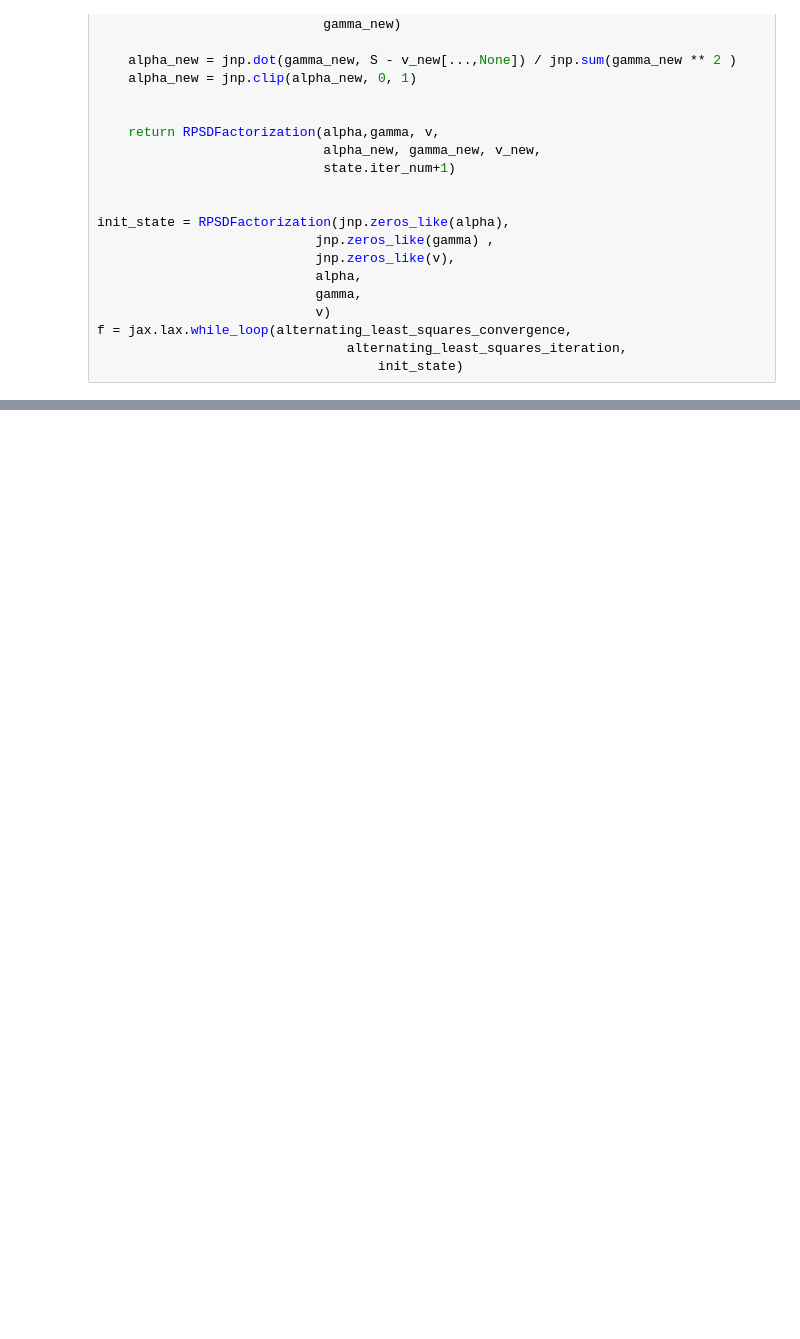
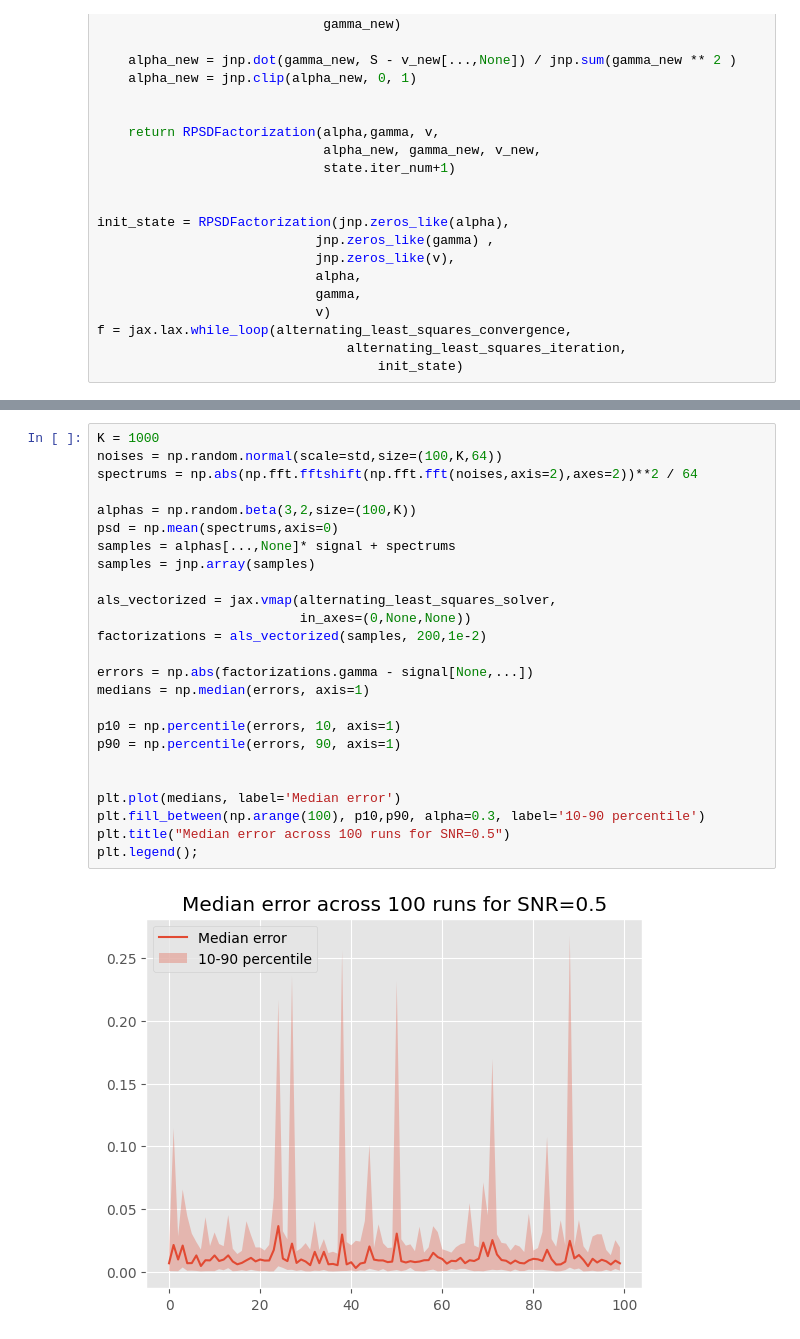
Before and after one commit to oppositecategory/3D_KLT, a Jupyter notebook: notebooks/ALS.ipynb, the cells around one changed output, grey strips where cells are left out. Saved outputs shown, nothing was run; the diff lists cells and outputs as text; blank space fills up the shorter version.

```diff
--- a/notebooks/ALS.ipynb
+++ b/notebooks/ALS.ipynb
@@ -155,0 +217,27 @@ plt.suptitle(f"RPSD factorization using ALS - Gaussian benchmark SNR = {SNR} wit
+# %%
+K = 1000
+noises = np.random.normal(scale=std,size=(100,K,64))
+spectrums = np.abs(np.fft.fftshift(np.fft.fft(noises,axis=2),axes=2))**2 / 64
+
+alphas = np.random.beta(3,2,size=(100,K))
+psd = np.mean(spectrums,axis=0)
+samples = alphas[...,None]* signal + spectrums
+samples = jnp.array(samples)
+
+als_vectorized = jax.vmap(alternating_least_squares_solver,
+                          in_axes=(0,None,None))
+factorizations = als_vectorized(samples, 200,1e-2)
+
+errors = np.abs(factorizations.gamma - signal[None,...])
+medians = np.median(errors, axis=1)
+
+p10 = np.percentile(errors, 10, axis=1)
+p90 = np.percentile(errors, 90, axis=1)
+
+
+plt.plot(medians, label='Median error')
+plt.fill_between(np.arange(100), p10,p90, alpha=0.3, label='10-90 percentile')
+plt.title("Median error across 100 runs for SNR=0.5")
+plt.legend();
+# %% [output]
+[figure, added]
```
Also changed, not shown: parts of 9 cells of this notebook.
